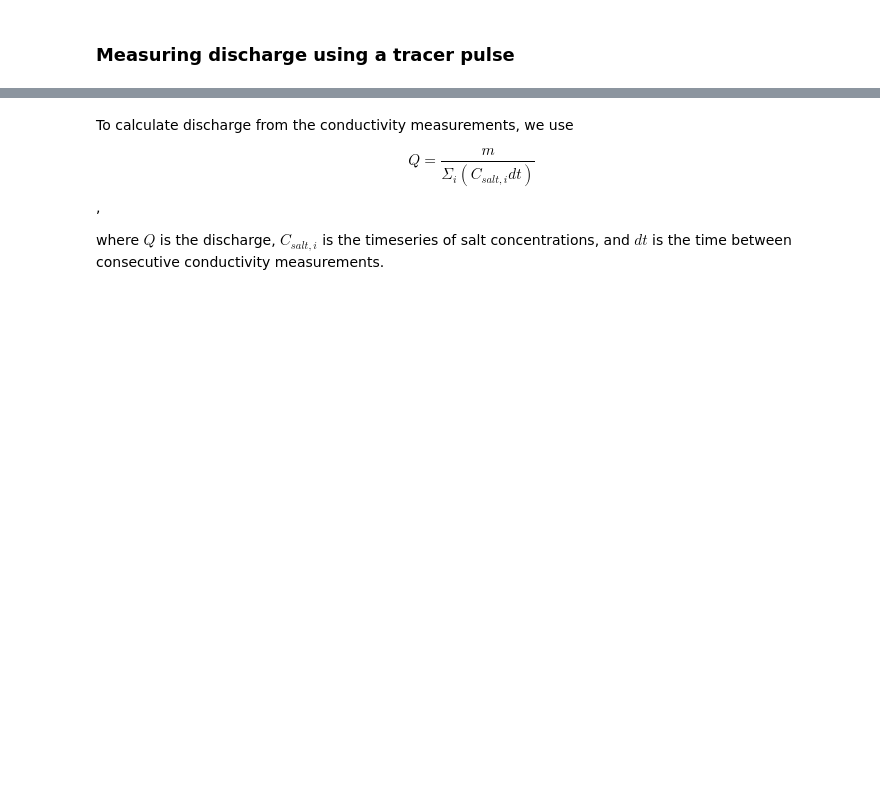
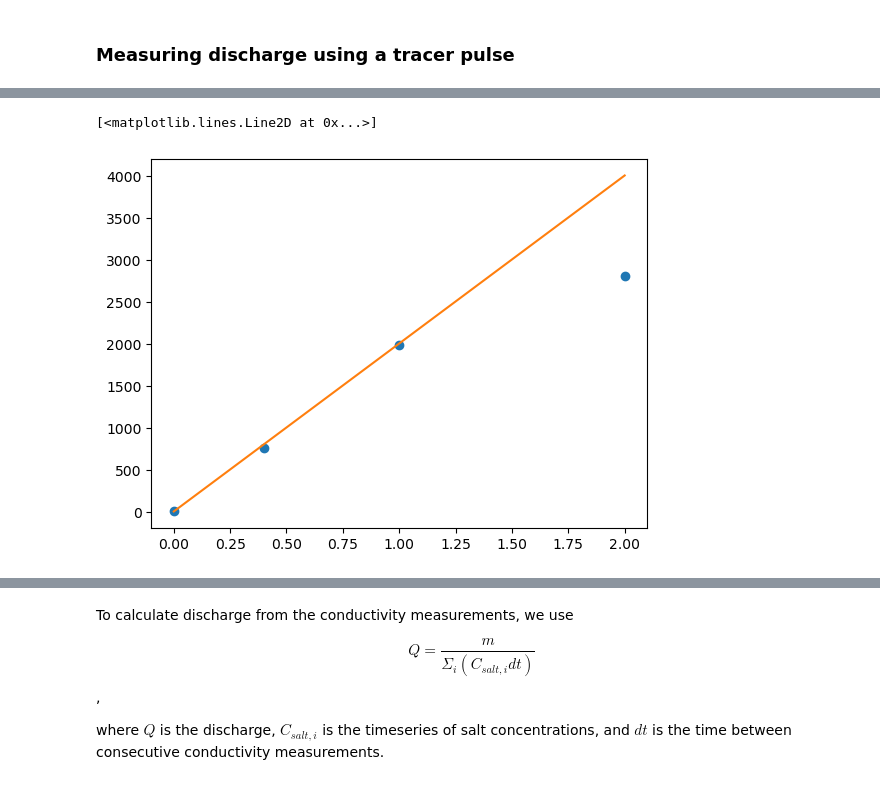
Before and after one commit to CovingtonResearchGroup/CCZ-student-python-training, a Jupyter notebook: Discharge-measurements.ipynb, the cells around one changed output, grey strips where cells are left out. Drawn from its saved outputs; the diff is of its cells as text; code cells hidden in the pictures; blank space fills up the shorter version.

```diff
--- a/Discharge-measurements.ipynb
+++ b/Discharge-measurements.ipynb
@@ -30,0 +49,12 @@ df
+# %%
+df.SpC['5-11-2023 13:35:05':'5-11-2023 13:38']
+
+cond = np.array([12, 765, 1997,2814])
+C_salt = np.array([0, 0.4, 1, 2])
+plt.plot(C_salt, cond, 'o')
+x = np.linspace(0,2,20)
+y = 1000/0.5*x + 10
+plt.plot(x,y)
+# %% [output]
+[<matplotlib.lines.Line2D at 0x...>]
+[figure, added]
```
Also changed, not shown: parts of 10 cells of this notebook.
